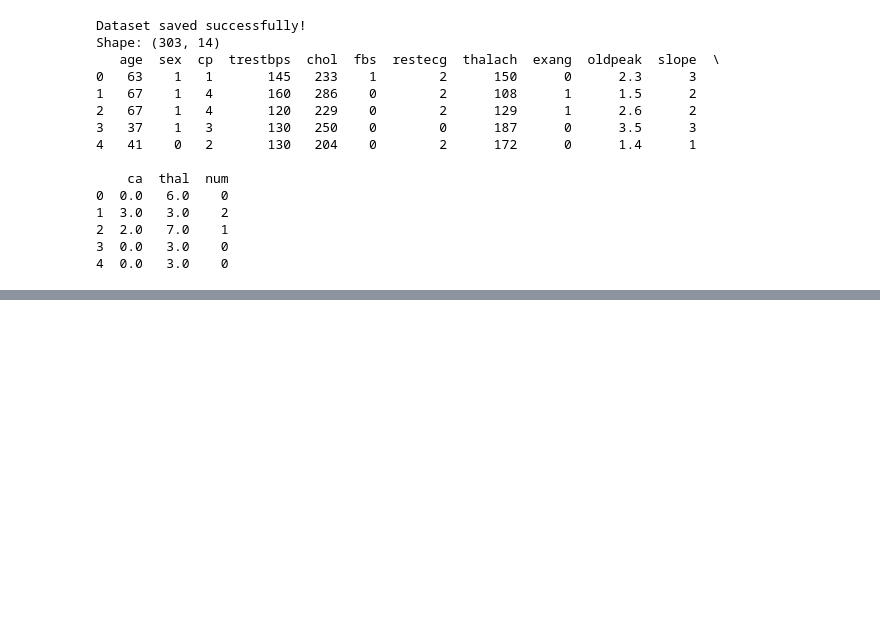
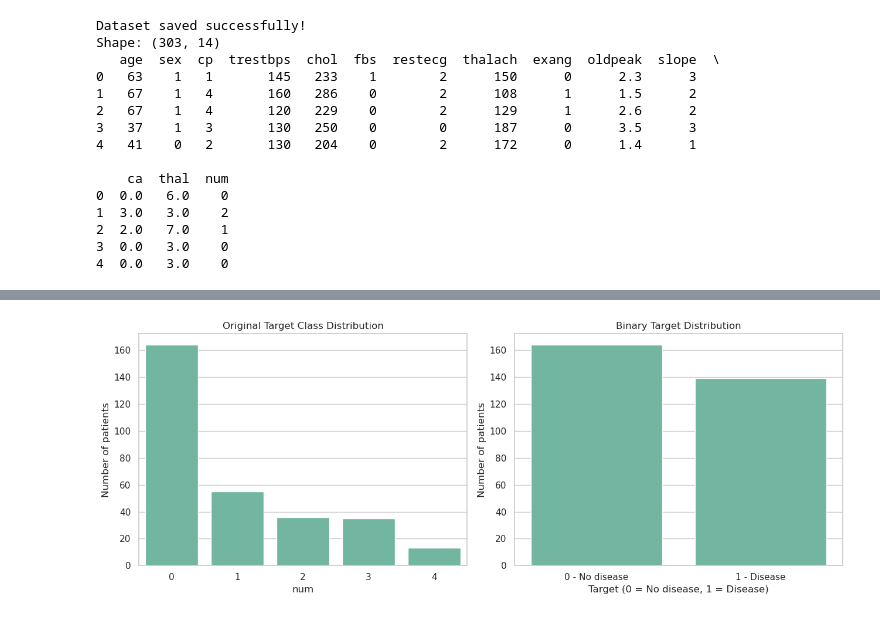
Before and after one commit to PrateekKhatri-25/heart-disease-prediction, a Jupyter notebook: notebooks/analysis.ipynb, the cells around one changed output, grey strips where cells are left out. Drawn from its saved outputs; the diff is of its cells as text; code cells hidden in the pictures; blank space fills up the shorter version.

Commit message:
Heart Disease Prediction

```diff
--- a/notebooks/analysis.ipynb
+++ b/notebooks/analysis.ipynb
@@ -65,0 +159,40 @@ Shape: (303, 14)
+# %%
+target_column = "num" if "num" in eda_df.columns else (
+    "target" if "target" in eda_df.columns else None
+)
+
+if target_column is None:
+    print("Target column not found. Expected 'num' or 'target'.")
+else:
+    target_values = pd.to_numeric(eda_df[target_column], errors="coerce")
+    target_data = eda_df.loc[target_values.notna()].copy()
+    target_data[target_column] = target_values.dropna()
+
+    fig, axes = plt.subplots(1, 2, figsize=(13, 5))
+
+    sns.countplot(
+        data=target_data,
+        x=target_column,
+        order=sorted(target_data[target_column].unique()),
+        ax=axes[0]
+    )
+    axes[0].set_title("Original Target Class Distribution")
+    axes[0].set_xlabel(target_column)
+    axes[0].set_ylabel("Number of patients")
+
+    target_data["binary_target"] = (target_data[target_column] > 0).astype(int)
+    sns.countplot(
+        data=target_data,
+        x="binary_target",
+        order=[0, 1],
+        ax=axes[1]
+    )
+    axes[1].set_title("Binary Target Distribution")
+    axes[1].set_xlabel("Target (0 = No disease, 1 = Disease)")
+    axes[1].set_ylabel("Number of patients")
+    axes[1].set_xticklabels(["0 - No disease", "1 - Disease"])
+
+    plt.tight_layout()
+    plt.show()
+# %% [output]
+[figure, added]
```
Also changed, not shown: parts of 6 cells of this notebook.
